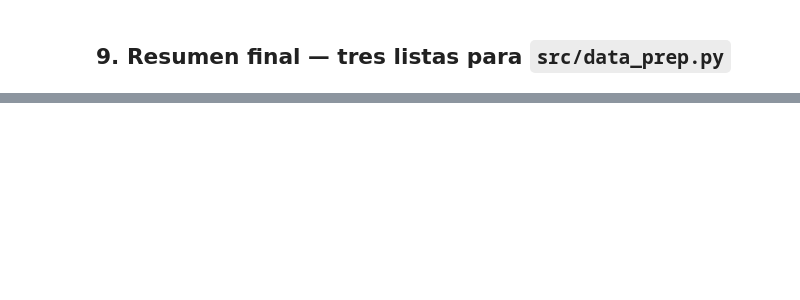
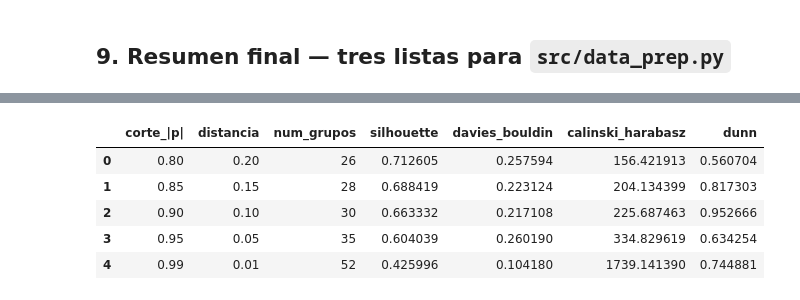
Before and after one commit to janepium/deteccion-anomalias-rt-iot, a Jupyter notebook: notebooks/03_matriz_correlacion.ipynb, the cells around one changed output, grey strips where cells are left out. Cells and saved outputs as stored; diff of their text form; code cells hidden in the pictures; blank space fills up the shorter version.

```diff
--- a/notebooks/03_matriz_correlacion.ipynb
+++ b/notebooks/03_matriz_correlacion.ipynb
@@ -261,0 +480,67 @@ for c in sobreviven:
+# %%
+# Evaluación del punto de corte |p| = 0.9
+cutoffs = [0.80, 0.85, 0.90, 0.95, 0.99]
+
+resultados_cutoff = []
+
+for rho_cut in cutoffs:
+
+    distance_cut = 1 - rho_cut
+
+    labels_cut = fcluster(
+        Z,
+        t=distance_cut,
+        criterion="distance"
+    )
+
+    n_groups = len(np.unique(labels_cut))
+
+    # Silhouette requiere al menos 2 grupos
+    if n_groups > 1:
+        sil = silhouette_score(
+            dist,
+            labels_cut,
+            metric="precomputed"
+        )
+
+        db_cut = davies_bouldin_score(
+            dist,
+            labels_cut
+        )
+
+        ch_cut = calinski_harabasz_score(
+            dist,
+            labels_cut
+        )
+
+        dunn_cut = dunn_index(
+            dist,
+            labels_cut
+        )
+
+    else:
+        sil = np.nan
+        db_cut = np.nan
+        ch_cut = np.nan
+        dunn_cut = np.nan
+
+    resultados_cutoff.append({
+        "corte_|p|": rho_cut,
+        "distancia": distance_cut,
+        "num_grupos": n_groups,
+        "silhouette": sil,
+        "davies_bouldin": db_cut,
+        "calinski_harabasz": ch_cut,
+        "dunn": dunn_cut
+    })
+
+resultados_cutoff = pd.DataFrame(resultados_cutoff)
+
+resultados_cutoff
+# %% [output]
+|  | corte_|p| | distancia | num_grupos | silhouette | davies_bouldin | calinski_harabasz | dunn |
+| 0 | 0.80 | 0.20 | 26 | 0.712605 | 0.257594 | 156.421913 | 0.560704 |
+| 1 | 0.85 | 0.15 | 28 | 0.688419 | 0.223124 | 204.134399 | 0.817303 |
+| 2 | 0.90 | 0.10 | 30 | 0.663332 | 0.217108 | 225.687463 | 0.952666 |
+| 3 | 0.95 | 0.05 | 35 | 0.604039 | 0.260190 | 334.829619 | 0.634254 |
+| 4 | 0.99 | 0.01 | 52 | 0.425996 | 0.104180 | 1739.141390 | 0.744881 |
```
Also changed, not shown: parts of 18 cells of this notebook, 2 other files.
